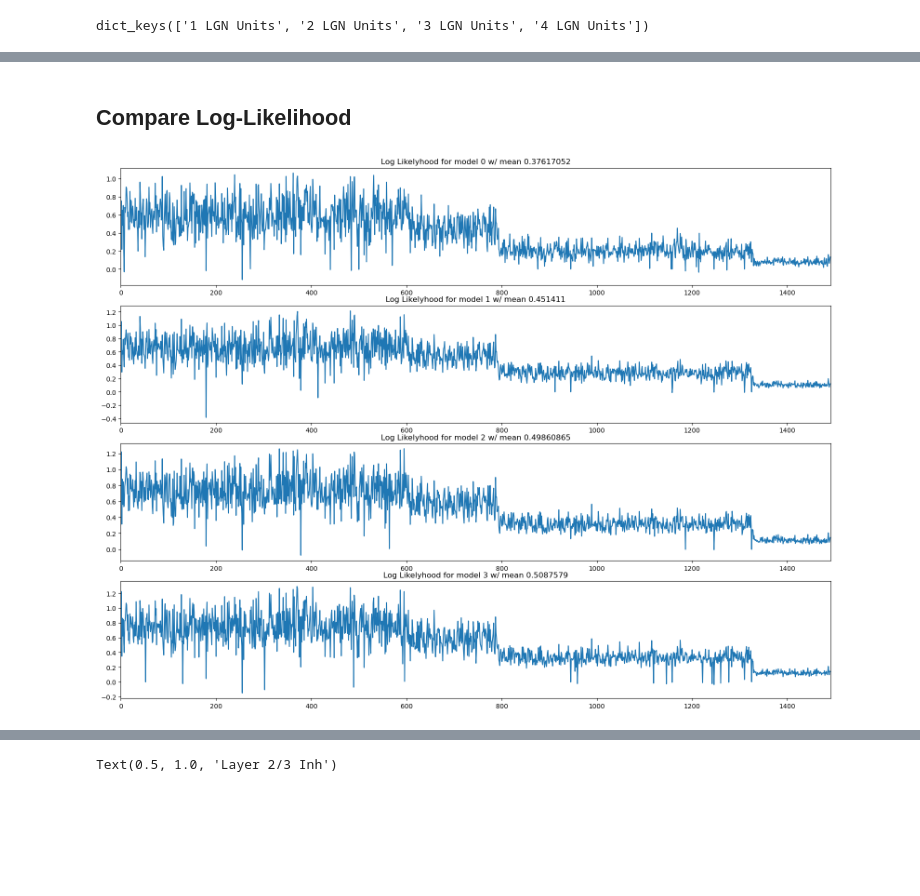
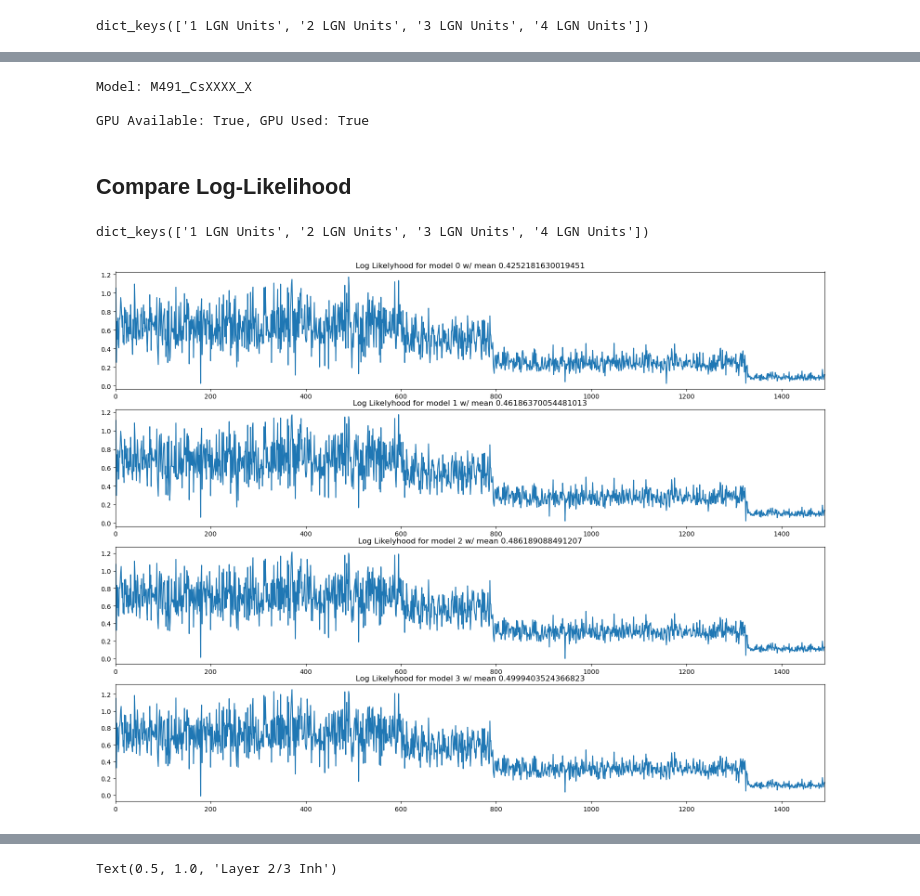
Before and after one commit to IsabelF98/Cloud_SynthData_Proj, a Jupyter notebook: LGN_units.ipynb, the cells around one changed output, grey strips where cells are left out. Drawn from its saved outputs; the diff is of its cells as text; code cells hidden in the pictures; blank space fills up the shorter version.

```diff
--- a/LGN_units.ipynb
+++ b/LGN_units.ipynb
@@ -297,12 +361,40 @@ dict_keys(['1 LGN Units', '2 LGN Units', '3 LGN Units', '4 LGN Units'])
+# %%
+LGN_12_cnn.fit(data, **adam_pars, verbose=True)
+LGN_12_cnn.save_model('models/LGN_testing_model_'+str(12)+'_units.ndn')
+# %% [output]
+Model: M491_CsXXXX_X
+
+GPU Available: True, GPU Used: True
 # %% [markdown]
 ## Compare Log-Likelihood
+# %%
+model_order_by_LL = {}
+for i in range(len(num_LGN_units)):
+    LL_avg_array = np.zeros(num_repeat)
+    for k in range(num_repeat):
+        LL_avg_array[k] = np.mean(LL_dict[str(num_LGN_units[i])+' LGN Units '+str(k)])
+    model_order_by_LL[str(num_LGN_units[i])+' LGN Units'] = np.argsort(LL_avg_array)
+# %%
+model_order_by_LL.keys()
+# %% [output]
+dict_keys(['1 LGN Units', '2 LGN Units', '3 LGN Units', '4 LGN Units'])
+# %%
+top_10_model_LL = {}
+for i in range(len(num_LGN_units)):
+    chosen_models = list(model_order_by_LL[str(num_LGN_units[i])+' LGN Units'][-10:])
+    LL_array = np.zeros((10,NC))
+    for j in range(len(chosen_models)):
+        k = chosen_models[j]
+        LL_array[j,:] = LL_dict[str(num_LGN_units[i])+' LGN Units '+str(k)]
+    top_10_model_LL[str(num_LGN_units[i])+' LGN Units'] = LL_array
 # %%
 ss(4,1)
 for i in range(len(num_LGN_units)):
+    LL_array = top_10_model_LL[str(num_LGN_units[i])+' LGN Units']
     plt.subplot(4,1,i+1)
-    plt.plot(LL_dict[str(num_LGN_units[i])+' LGN Units'])
-    plt.title('Log Likelyhood for model '+str(i)+' w/ mean '+str(np.mean(LL_dict[str(num_LGN_units[i])+' LGN Units'])))
+    plt.plot(np.mean(LL_array, axis=0))
+    plt.title('Log Likelyhood for model '+str(i)+' w/ mean '+str(np.mean(LL_array)))
     plt.xlim([0,NC])
 plt.show()
 # %% [output]
-[figure, old version]
+[figure, new version]
```
Also changed, not shown: parts of 29 cells of this notebook.
